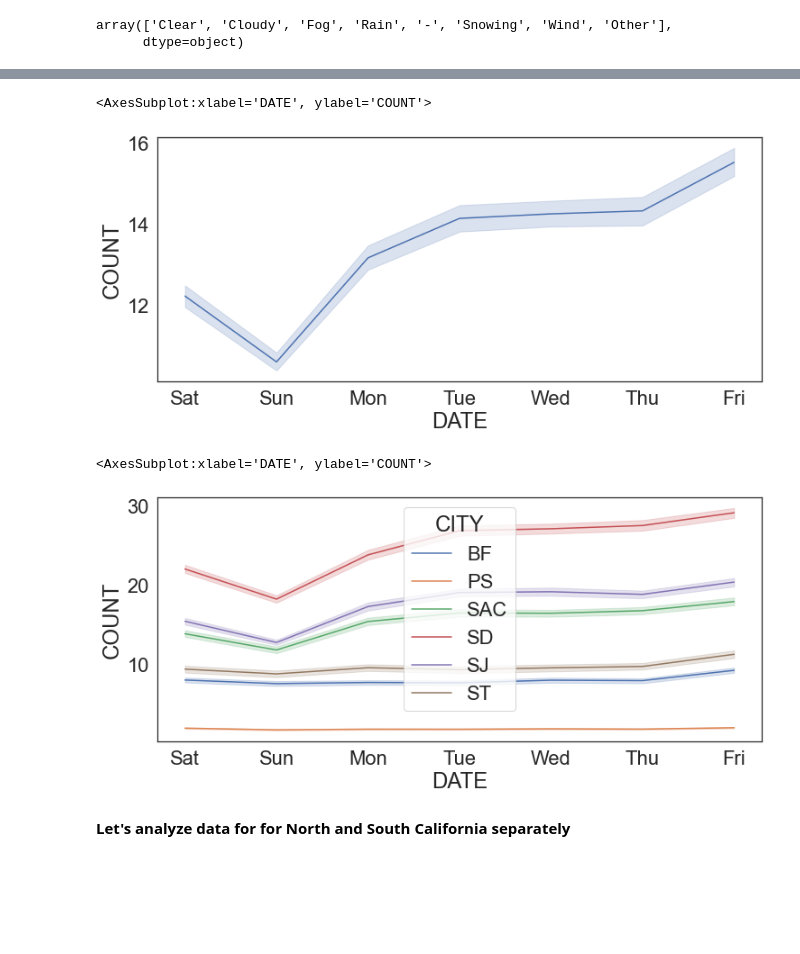
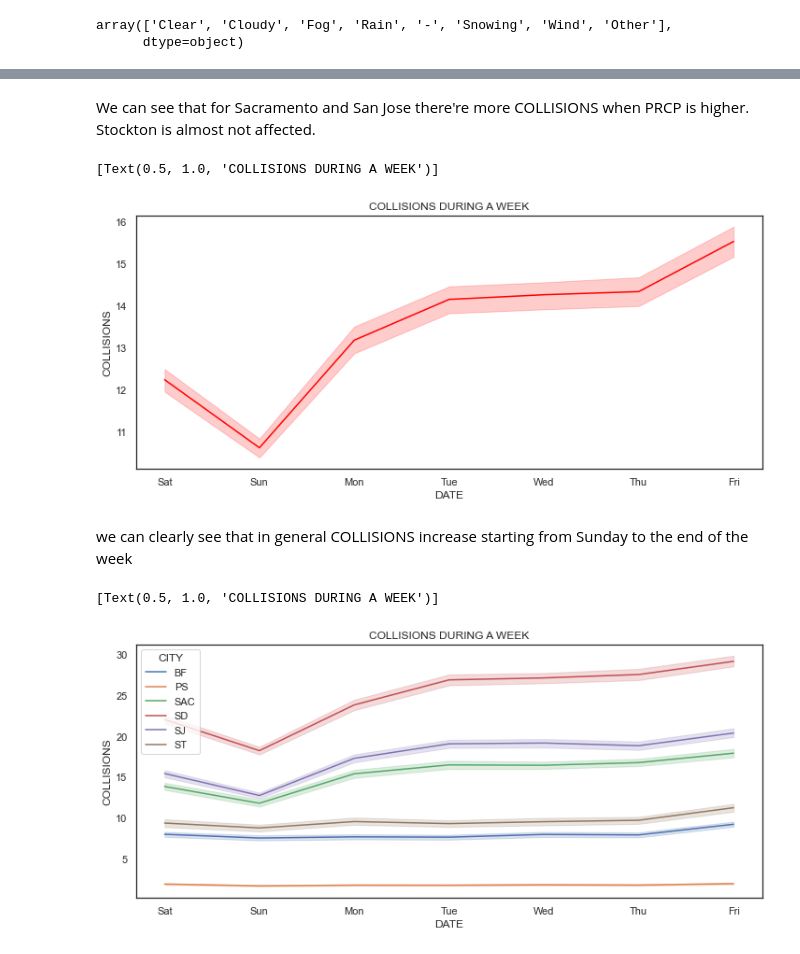
Before and after one commit to DeusSeos/Group007-Wi22-Resume, a Jupyter notebook: EDACheckpointGroup007-Wi22.ipynb, the cells around one changed output, grey strips where cells are left out. Drawn from its saved outputs; the diff is of its cells as text; code cells hidden in the pictures; blank space fills up the shorter version.

```diff
--- a/EDACheckpointGroup007-Wi22.ipynb
+++ b/EDACheckpointGroup007-Wi22.ipynb
@@ -20,7 +20,7 @@
 import numpy as np
 import pandas as pd
 import seaborn as sns
-sns.set(font_scale=2, style="white")
+sns.set(font_scale=1, style="white")
 
 import matplotlib as mpl
 import matplotlib.pyplot as plt
@@ -254,5 +254,6 @@ weatherCrashDf
 # retrieve the data
 
 weatherCrashDf = pd.read_csv('weatherCrashDf.csv')
+weatherCrashDf.rename(columns = {'COUNT':'COLLISIONS'}, inplace = True)
 weatherCrashDf
 # %% [output]
@@ -315,3 +395,5 @@ sns.lineplot(x = 'COUNT', y = 'PRCP', hue = 'CITY',data = weatherCrashDf)
+# %% [markdown]
+We can see that for Sacramento and San Jose there're more COLLISIONS when PRCP is higher. Stockton is almost not affected.
 # %%
 # analyze data by day of the week
 #creating a dataframe copy with weekdays
@@ -320,15 +402,17 @@ wc['DATE'] = pd.to_datetime(wc['DATE']).dt.strftime("%a")
 wc
 
 # collisions by day of the week
-sns.lineplot(x = 'DATE', y = 'COUNT',data = wc)
+plt = sns.lineplot(x = 'DATE', y = 'COLLISIONS',data = wc, color = 'red').set(title='COLLISIONS DURING A WEEK')
+plt
 # %% [output]
-<AxesSubplot:xlabel='DATE', ylabel='COUNT'>
+[Text(0.5, 1.0, 'COLLISIONS DURING A WEEK')]
-[figure, old version]
+[figure, new version]
+# %% [markdown]
+we can clearly see that in general COLLISIONS increase starting from Sunday to the end of the week
 # %%
 # collisions by day of the week by city
-sns.lineplot(x = 'DATE', y = 'COUNT', hue = 'CITY',data = wc)
+plt1 = sns.lineplot(x = 'DATE', y = 'COLLISIONS', hue = 'CITY',data = wc).set(title='COLLISIONS DURING A WEEK')
+plt1
 # %% [output]
-<AxesSubplot:xlabel='DATE', ylabel='COUNT'>
+[Text(0.5, 1.0, 'COLLISIONS DURING A WEEK')]
-[figure, old version]
+[figure, new version]
-# %% [markdown]
-**Let's analyze data for for North and South California separately**
```
Also changed, not shown: parts of 22 cells of this notebook.
